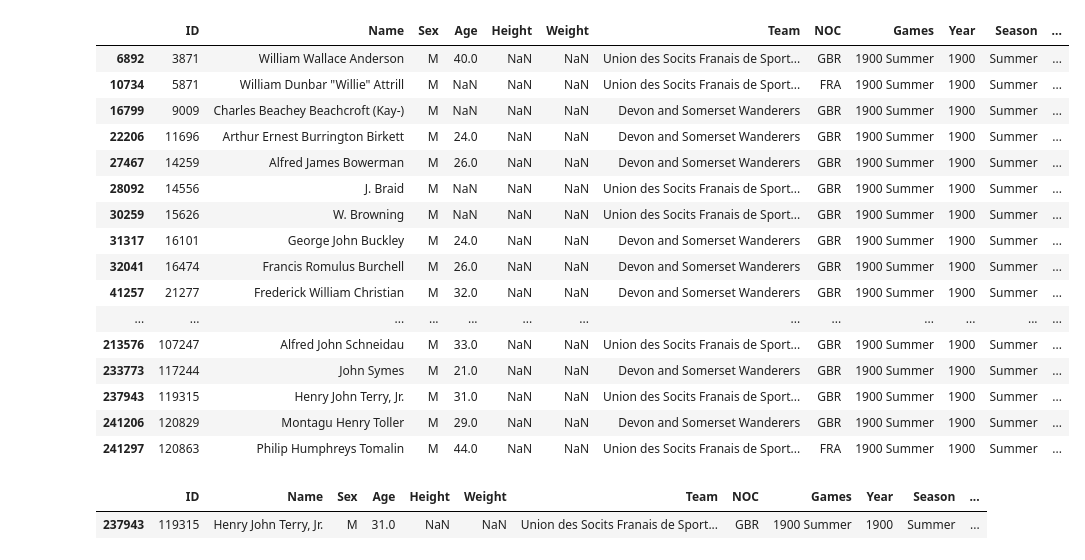
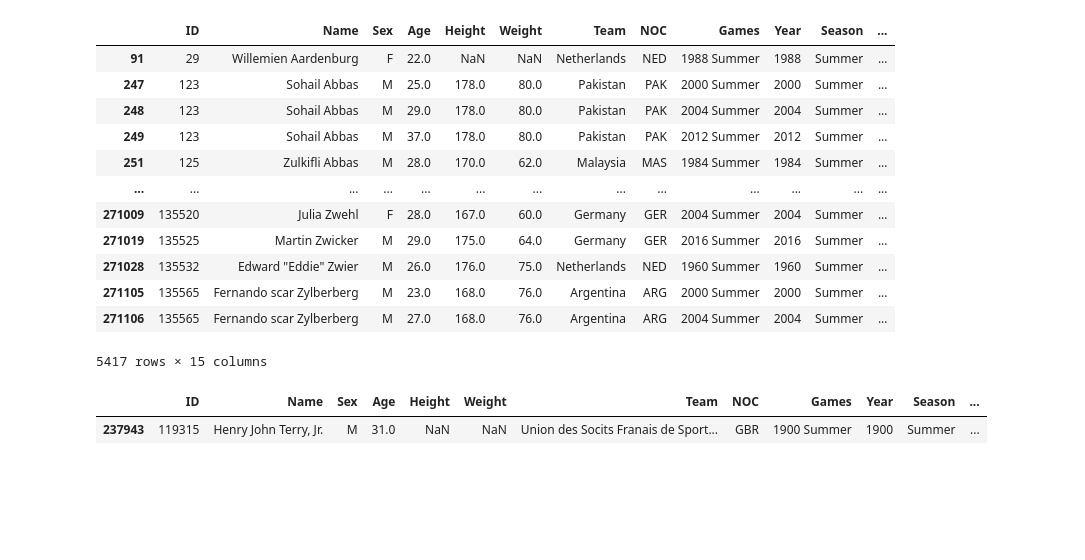
Before and after one commit to Erik-M-Larsson/Databehandling-OS-projekt-Felix-Tjernberg-Erik-Larsson, a Jupyter notebook: uppgift-2.ipynb, the cells around one changed output. Saved outputs shown, nothing was run; the diff lists cells and outputs as text; code cells hidden in the pictures; blank space fills up the shorter version.

```diff
--- a/uppgift-2.ipynb
+++ b/uppgift-2.ipynb
@@ -25,28 +26,24 @@ array(['Basketball', 'Judo', 'Football', 'Tug-Of-War', 'Speed Skating',
        'Aeronautics'], dtype=object)
 # %%
 #Chose sport
-sport = "Cricket"
+sport = "Hockey"
 sport_data = os_data_raw.query("Sport == @sport")
 
 sport_data
 # %% [output]
 |  | ID | Name | Sex | Age | Height | Weight | Team | NOC | Games | Year | Season | ... |
-| 6892 | 3871 | William Wallace Anderson | M | 40.0 | NaN | NaN | Union des Socits Franais de Sport... | GBR | 1900 Summer | 1900 | Summer | ... |
-| 10734 | 5871 | William Dunbar "Willie" Attrill | M | NaN | NaN | NaN | Union des Socits Franais de Sport... | FRA | 1900 Summer | 1900 | Summer | ... |
-| 16799 | 9009 | Charles Beachey Beachcroft (Kay-) | M | NaN | NaN | NaN | Devon and Somerset Wanderers | GBR | 1900 Summer | 1900 | Summer | ... |
-| 22206 | 11696 | Arthur Ernest Burrington Birkett | M | 24.0 | NaN | NaN | Devon and Somerset Wanderers | GBR | 1900 Summer | 1900 | Summer | ... |
-| 27467 | 14259 | Alfred James Bowerman | M | 26.0 | NaN | NaN | Devon and Somerset Wanderers | GBR | 1900 Summer | 1900 | Summer | ... |
-| 28092 | 14556 | J. Braid | M | NaN | NaN | NaN | Union des Socits Franais de Sport... | GBR | 1900 Summer | 1900 | Summer | ... |
-| 30259 | 15626 | W. Browning | M | NaN | NaN | NaN | Union des Socits Franais de Sport... | GBR | 1900 Summer | 1900 | Summer | ... |
-| 31317 | 16101 | George John Buckley | M | 24.0 | NaN | NaN | Devon and Somerset Wanderers | GBR | 1900 Summer | 1900 | Summer | ... |
-| 32041 | 16474 | Francis Romulus Burchell | M | 26.0 | NaN | NaN | Devon and Somerset Wanderers | GBR | 1900 Summer | 1900 | Summer | ... |
-| 41257 | 21277 | Frederick William Christian | M | 32.0 | NaN | NaN | Devon and Somerset Wanderers | GBR | 1900 Summer | 1900 | Summer | ... |
+| 91 | 29 | Willemien Aardenburg | F | 22.0 | NaN | NaN | Netherlands | NED | 1988 Summer | 1988 | Summer | ... |
+| 247 | 123 | Sohail Abbas | M | 25.0 | 178.0 | 80.0 | Pakistan | PAK | 2000 Summer | 2000 | Summer | ... |
+| 248 | 123 | Sohail Abbas | M | 29.0 | 178.0 | 80.0 | Pakistan | PAK | 2004 Summer | 2004 | Summer | ... |
+| 249 | 123 | Sohail Abbas | M | 37.0 | 178.0 | 80.0 | Pakistan | PAK | 2012 Summer | 2012 | Summer | ... |
+| 251 | 125 | Zulkifli Abbas | M | 28.0 | 170.0 | 62.0 | Malaysia | MAS | 1984 Summer | 1984 | Summer | ... |
 | ... | ... | ... | ... | ... | ... | ... | ... | ... | ... | ... | ... | ... |
-| 213576 | 107247 | Alfred John Schneidau | M | 33.0 | NaN | NaN | Union des Socits Franais de Sport... | GBR | 1900 Summer | 1900 | Summer | ... |
-| 233773 | 117244 | John Symes | M | 21.0 | NaN | NaN | Devon and Somerset Wanderers | GBR | 1900 Summer | 1900 | Summer | ... |
-| 237943 | 119315 | Henry John Terry, Jr. | M | 31.0 | NaN | NaN | Union des Socits Franais de Sport... | GBR | 1900 Summer | 1900 | Summer | ... |
-| 241206 | 120829 | Montagu Henry Toller | M | 29.0 | NaN | NaN | Devon and Somerset Wanderers | GBR | 1900 Summer | 1900 | Summer | ... |
-| 241297 | 120863 | Philip Humphreys Tomalin | M | 44.0 | NaN | NaN | Union des Socits Franais de Sport... | FRA | 1900 Summer | 1900 | Summer | ... |
+| 271009 | 135520 | Julia Zwehl | F | 28.0 | 167.0 | 60.0 | Germany | GER | 2004 Summer | 2004 | Summer | ... |
+| 271019 | 135525 | Martin Zwicker | M | 29.0 | 175.0 | 64.0 | Germany | GER | 2016 Summer | 2016 | Summer | ... |
+| 271028 | 135532 | Edward "Eddie" Zwier | M | 26.0 | 176.0 | 75.0 | Netherlands | NED | 1960 Summer | 1960 | Summer | ... |
+| 271105 | 135565 | Fernando scar Zylberberg | M | 23.0 | 168.0 | 76.0 | Argentina | ARG | 2000 Summer | 2000 | Summer | ... |
+| 271106 | 135565 | Fernando scar Zylberberg | M | 27.0 | 168.0 | 76.0 | Argentina | ARG | 2004 Summer | 2004 | Summer | ... |
+5417 rows × 15 columns
 # %%
 os_data_raw.query("ID == 119315")
 # %% [output]
```
Also changed, not shown: parts of 7 cells of this notebook.
